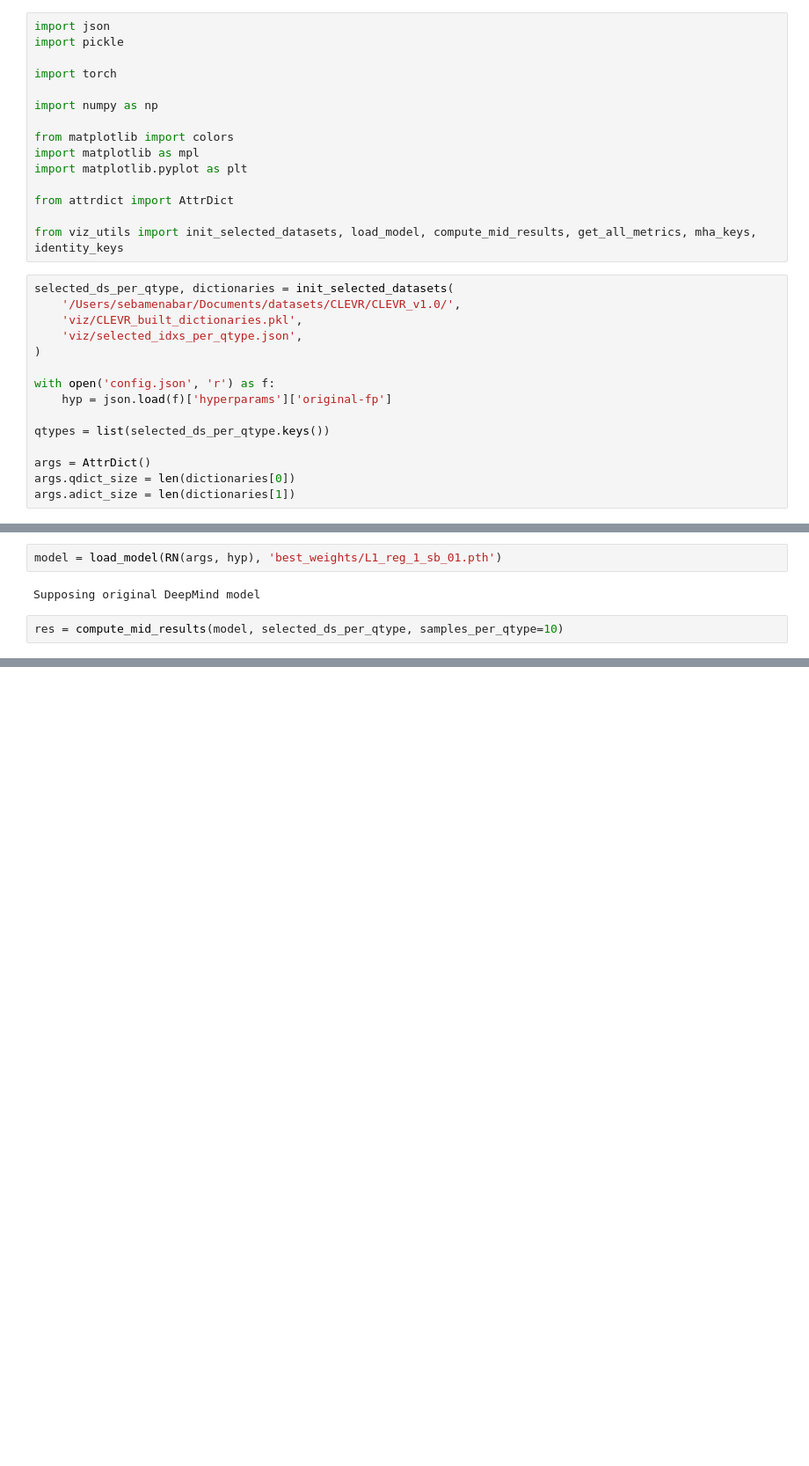
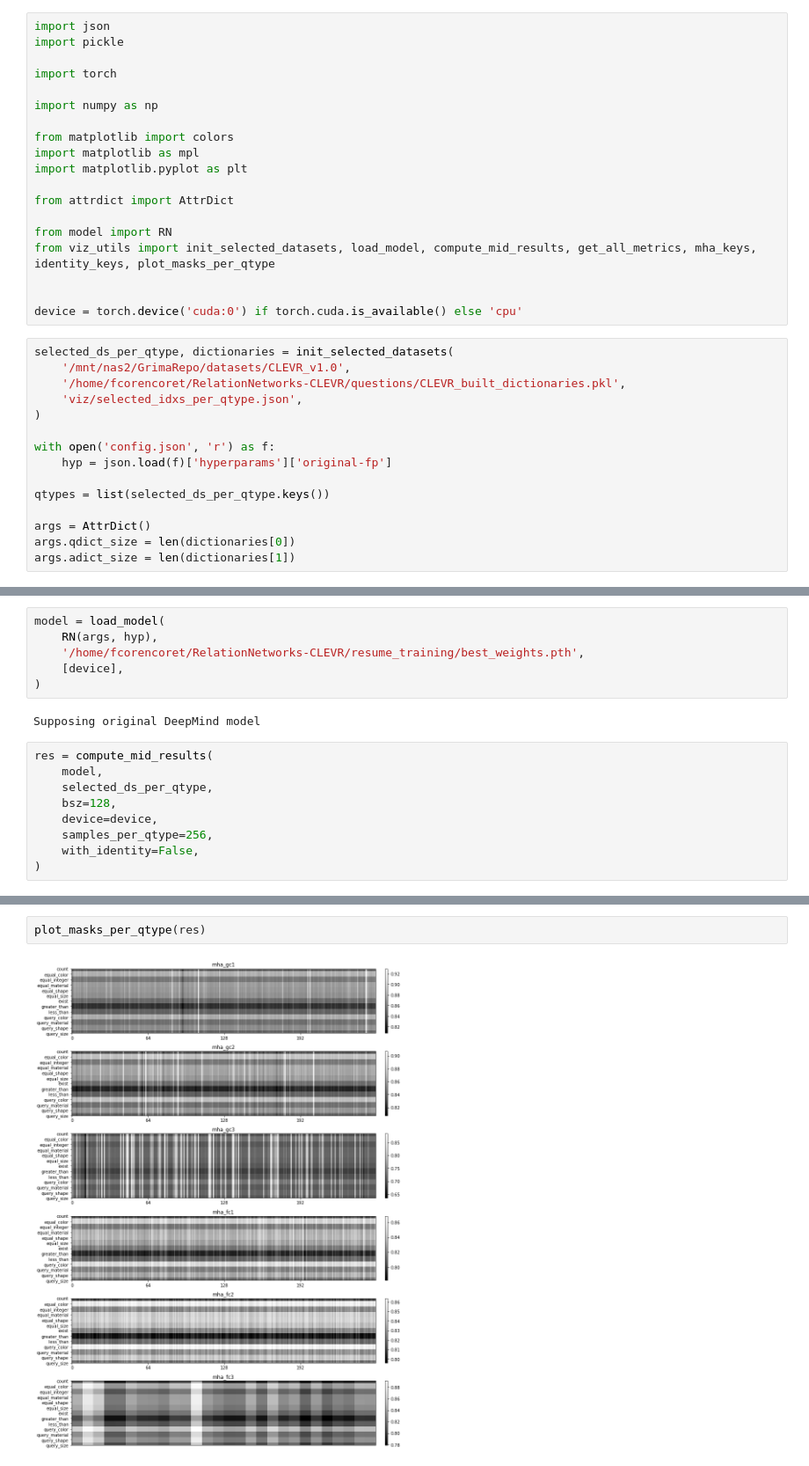
Before and after one commit to fcorencoret/dynamic-rn, a Jupyter notebook: visualizaciones.ipynb, the cells around one changed output, grey strips where cells are left out. Shown: that part at 88% size. Drawn from its saved outputs; the diff is of its cells as text; blank space fills up the shorter version.

Commit message:
advances on visualizations

```diff
--- a/visualizaciones.ipynb
+++ b/visualizaciones.ipynb
@@ -693,11 +659,15 @@ import matplotlib.pyplot as plt
 
 from attrdict import AttrDict
 
-from viz_utils import init_selected_datasets, load_model, compute_mid_results, get_all_metrics, mha_keys, identity_keys
+from model import RN
+from viz_utils import init_selected_datasets, load_model, compute_mid_results, get_all_metrics, mha_keys, identity_keys, plot_masks_per_qtype
+
+
+device = torch.device('cuda:0') if torch.cuda.is_available() else 'cpu'
 # %%
 selected_ds_per_qtype, dictionaries = init_selected_datasets(
-    '/Users/sebamenabar/Documents/datasets/CLEVR/CLEVR_v1.0/',
-    'viz/CLEVR_built_dictionaries.pkl',
+    '/mnt/nas2/GrimaRepo/datasets/CLEVR_v1.0',
+    '/home/fcorencoret/RelationNetworks-CLEVR/questions/CLEVR_built_dictionaries.pkl',
     'viz/selected_idxs_per_qtype.json',
 )
 
@@ -716,8 +684,19 @@ from model import RN
 # %%
-model = load_model(RN(args, hyp), 'best_weights/L1_reg_1_sb_01.pth')
+model = load_model(
+    RN(args, hyp),
+    '/home/fcorencoret/RelationNetworks-CLEVR/resume_training/best_weights.pth',
+    [device],
+)
 # %% [output]
 Supposing original DeepMind model
 # %%
-res = compute_mid_results(model, selected_ds_per_qtype, samples_per_qtype=10)
+res = compute_mid_results(
+    model,
+    selected_ds_per_qtype,
+    bsz=128,
+    device=device,
+    samples_per_qtype=256,
+    with_identity=False,
+)
 # %% [output]
 [interactive output not drawn]
@@ -743,0 +716,4 @@ plt.show()
+# %%
+plot_masks_per_qtype(res)
+# %% [output]
+[figure, added]
```
Also changed, not shown: parts of 12 cells of this notebook, 3 other files.
